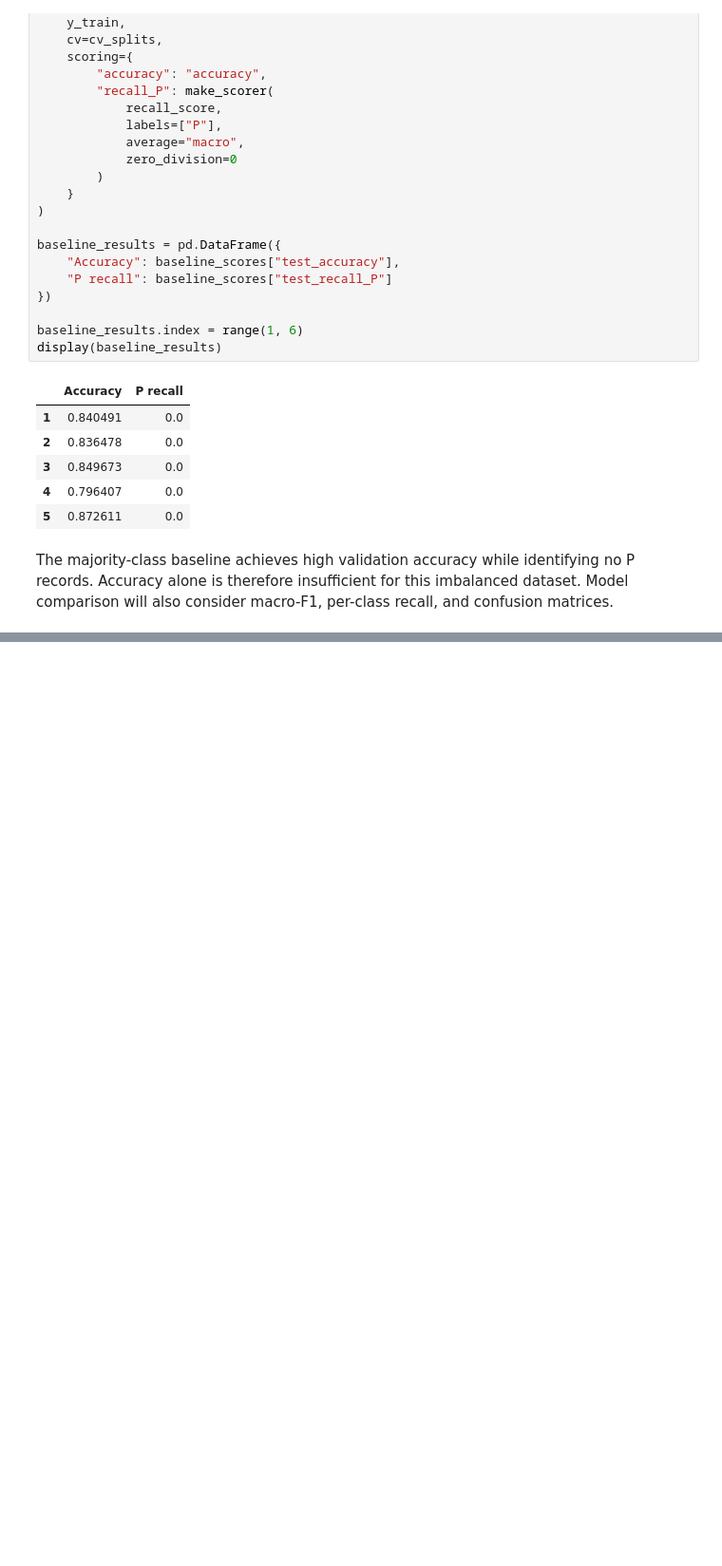
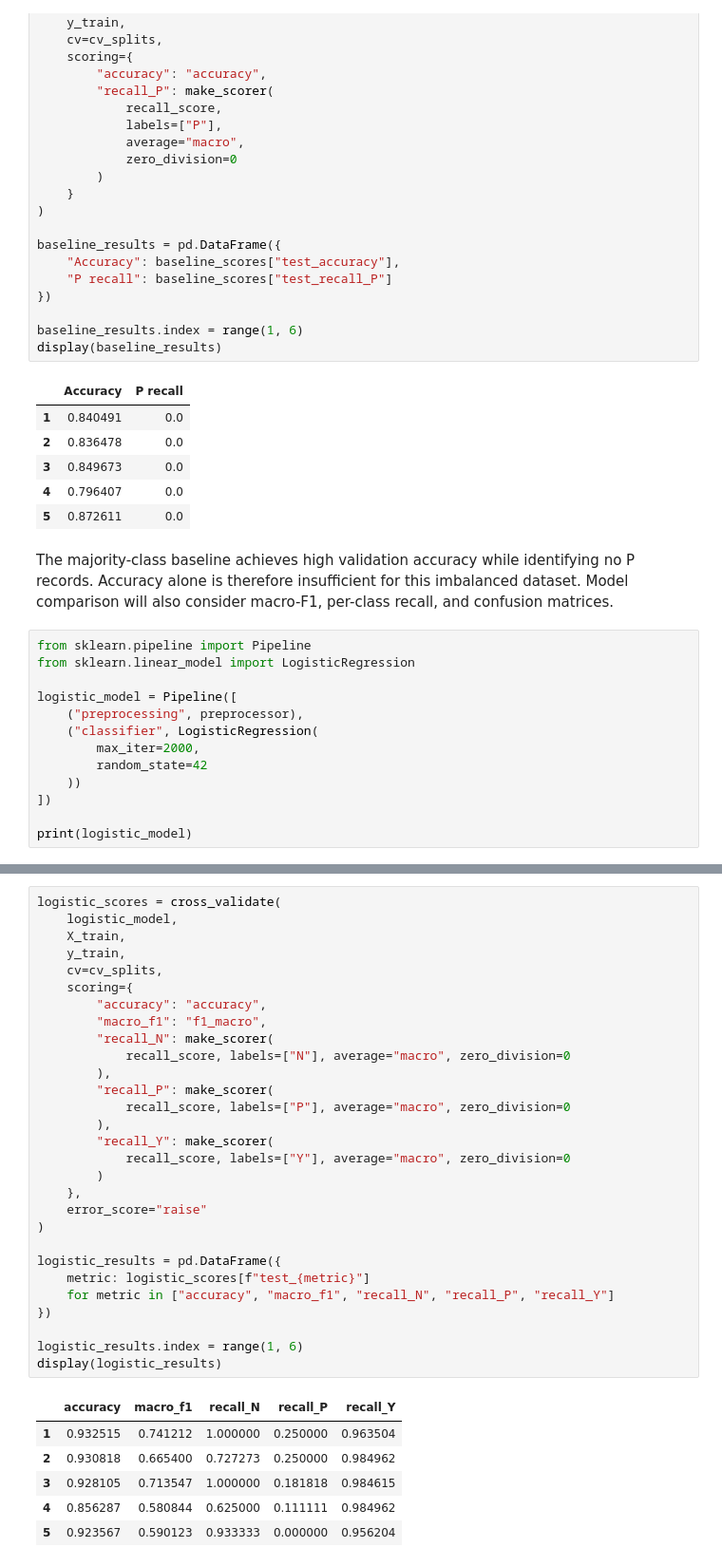
Before and after one commit to nihal8866/diabetes-classification-clustering, a Jupyter notebook: notebooks/01_diabetes_analysis.ipynb, the cells around one changed output, grey strips where cells are left out. Shown at 95% size. Saved outputs shown, nothing was run; the diff lists cells and outputs as text; blank space fills up the shorter version.

```diff
--- a/notebooks/01_diabetes_analysis.ipynb
+++ b/notebooks/01_diabetes_analysis.ipynb
@@ -543,3 +543,16 @@ display(baseline_results)
 | 5 | 0.872611 | 0.0 |
 # %% [markdown]
 The majority-class baseline achieves high validation accuracy while identifying no P records. Accuracy alone is therefore insufficient for this imbalanced dataset. Model comparison will also consider macro-F1, per-class recall, and confusion matrices.
+# %%
+from sklearn.pipeline import Pipeline
+from sklearn.linear_model import LogisticRegression
+
+logistic_model = Pipeline([
+    ("preprocessing", preprocessor),
+    ("classifier", LogisticRegression(
+        max_iter=2000,
+        random_state=42
+    ))
+])
+
+print(logistic_model)
@@ -545,0 +571,36 @@ The majority-class baseline achieves high validation accuracy while identifying
+# %%
+logistic_scores = cross_validate(
+    logistic_model,
+    X_train,
+    y_train,
+    cv=cv_splits,
+    scoring={
+        "accuracy": "accuracy",
+        "macro_f1": "f1_macro",
+        "recall_N": make_scorer(
+            recall_score, labels=["N"], average="macro", zero_division=0
+        ),
+        "recall_P": make_scorer(
+            recall_score, labels=["P"], average="macro", zero_division=0
+        ),
+        "recall_Y": make_scorer(
+            recall_score, labels=["Y"], average="macro", zero_division=0
+        )
+    },
+    error_score="raise"
+)
+
+logistic_results = pd.DataFrame({
+    metric: logistic_scores[f"test_{metric}"]
+    for metric in ["accuracy", "macro_f1", "recall_N", "recall_P", "recall_Y"]
+})
+
+logistic_results.index = range(1, 6)
+display(logistic_results)
+# %% [output]
+|  | accuracy | macro_f1 | recall_N | recall_P | recall_Y |
+| 1 | 0.932515 | 0.741212 | 1.000000 | 0.250000 | 0.963504 |
+| 2 | 0.930818 | 0.665400 | 0.727273 | 0.250000 | 0.984962 |
+| 3 | 0.928105 | 0.713547 | 1.000000 | 0.181818 | 0.984615 |
+| 4 | 0.856287 | 0.580844 | 0.625000 | 0.111111 | 0.984962 |
+| 5 | 0.923567 | 0.590123 | 0.933333 | 0.000000 | 0.956204 |
```
Also changed, not shown: parts of 11 cells of this notebook.
